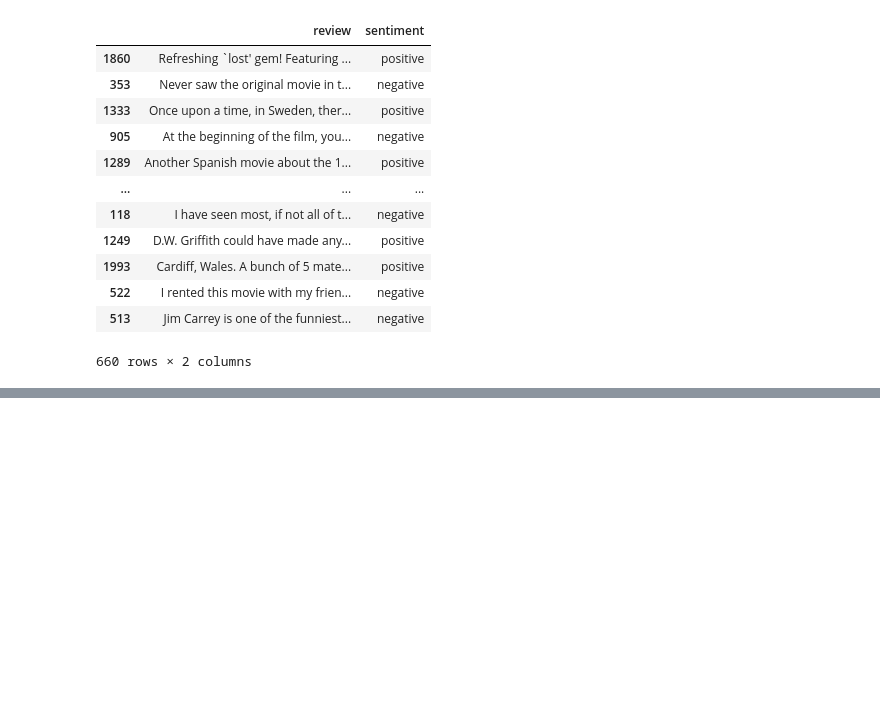
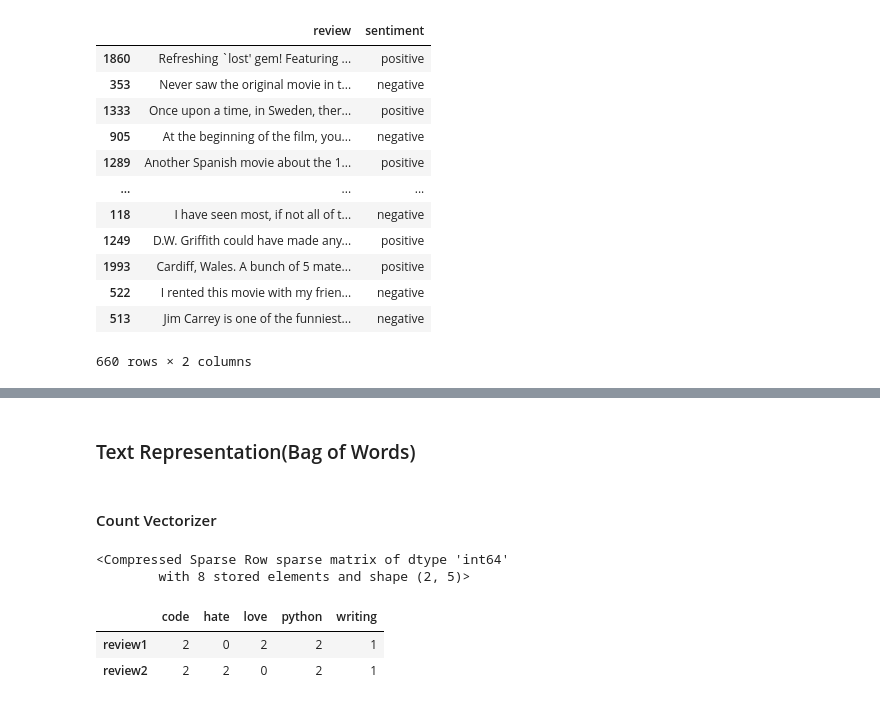
Before and after one commit to DiilaNa/Data_Science_with-Pandas, a Jupyter notebook: Project-4/TextClassificationWithSklearn.ipynb, the cells around one changed output, grey strips where cells are left out. Cells and saved outputs as stored; diff of their text form; code cells hidden in the pictures; blank space fills up the shorter version.

Commit message:
Count Vectorizer

```diff
--- a/Project-4/TextClassificationWithSklearn.ipynb
+++ b/Project-4/TextClassificationWithSklearn.ipynb
@@ -256,0 +277,27 @@ test_x , test_y = test['review'],test['sentiment']
+# %% [markdown]
+### Text Representation(Bag of Words)
+# %% [markdown]
+#### Count Vectorizer
+# %%
+from sklearn.feature_extraction.text import CountVectorizer
+
+text = ["I love writing code in Python. I love Python code",
+        "I hate writing code in Python. I hate Python code"]
+
+df = pd.DataFrame({'review': ['review1', 'review2'],'text':text})
+cv = CountVectorizer(stop_words='english')
+cv.fit_transform(df['text'])
+# %% [output]
+<Compressed Sparse Row sparse matrix of dtype 'int64'
+        with 8 stored elements and shape (2, 5)>
+# %%
+cv_matrix = cv.fit_transform(df['text'])
+# %%
+# dtm -> document term matrix
+df_dtm = pd.DataFrame(cv_matrix.toarray(), index=df['review'].values, columns=cv.get_feature_names_out())
+# %%
+df_dtm
+# %% [output]
+|  | code | hate | love | python | writing |
+| review1 | 2 | 0 | 2 | 2 | 1 |
+| review2 | 2 | 2 | 0 | 2 | 1 |
```
Also changed, not shown: parts of 1 cell of this notebook.
